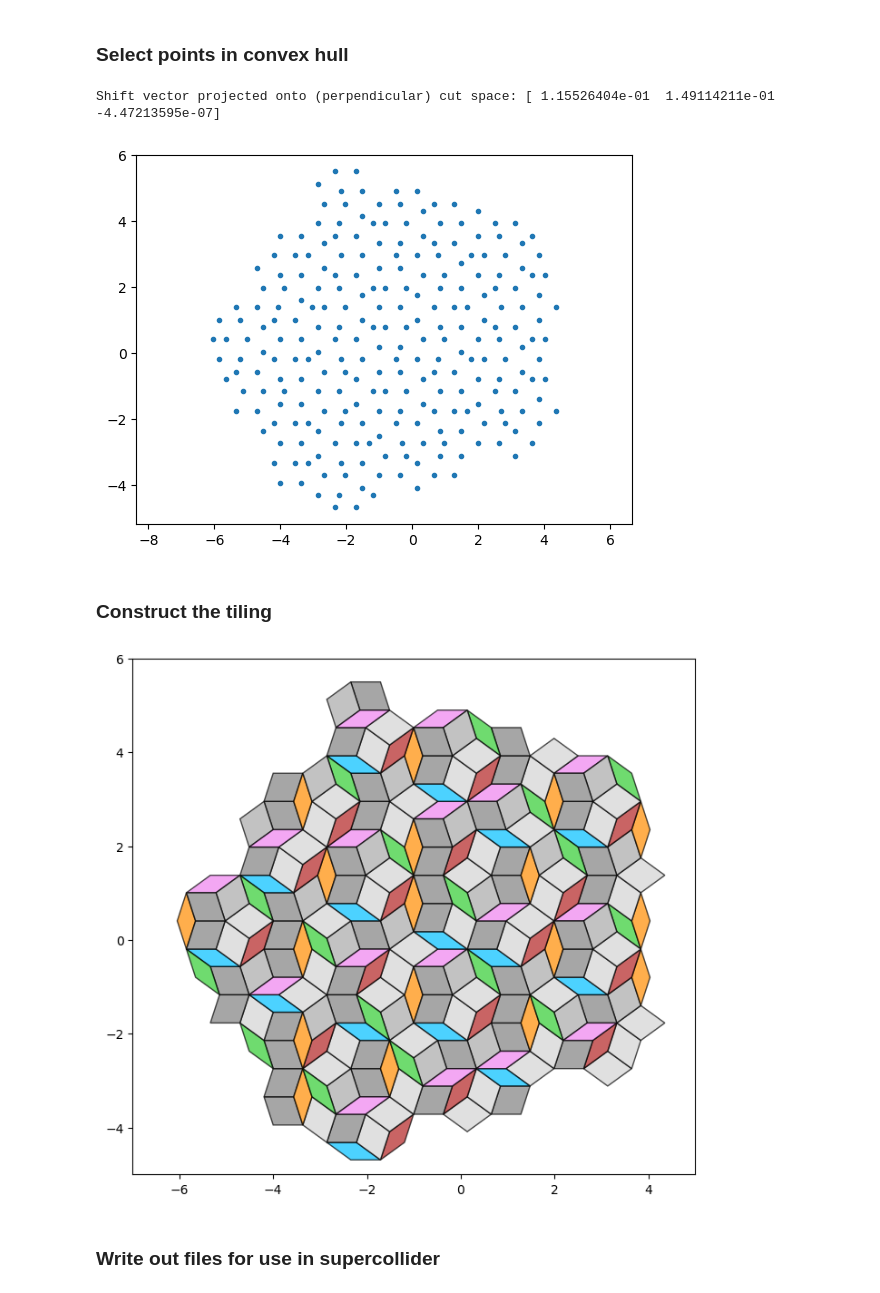
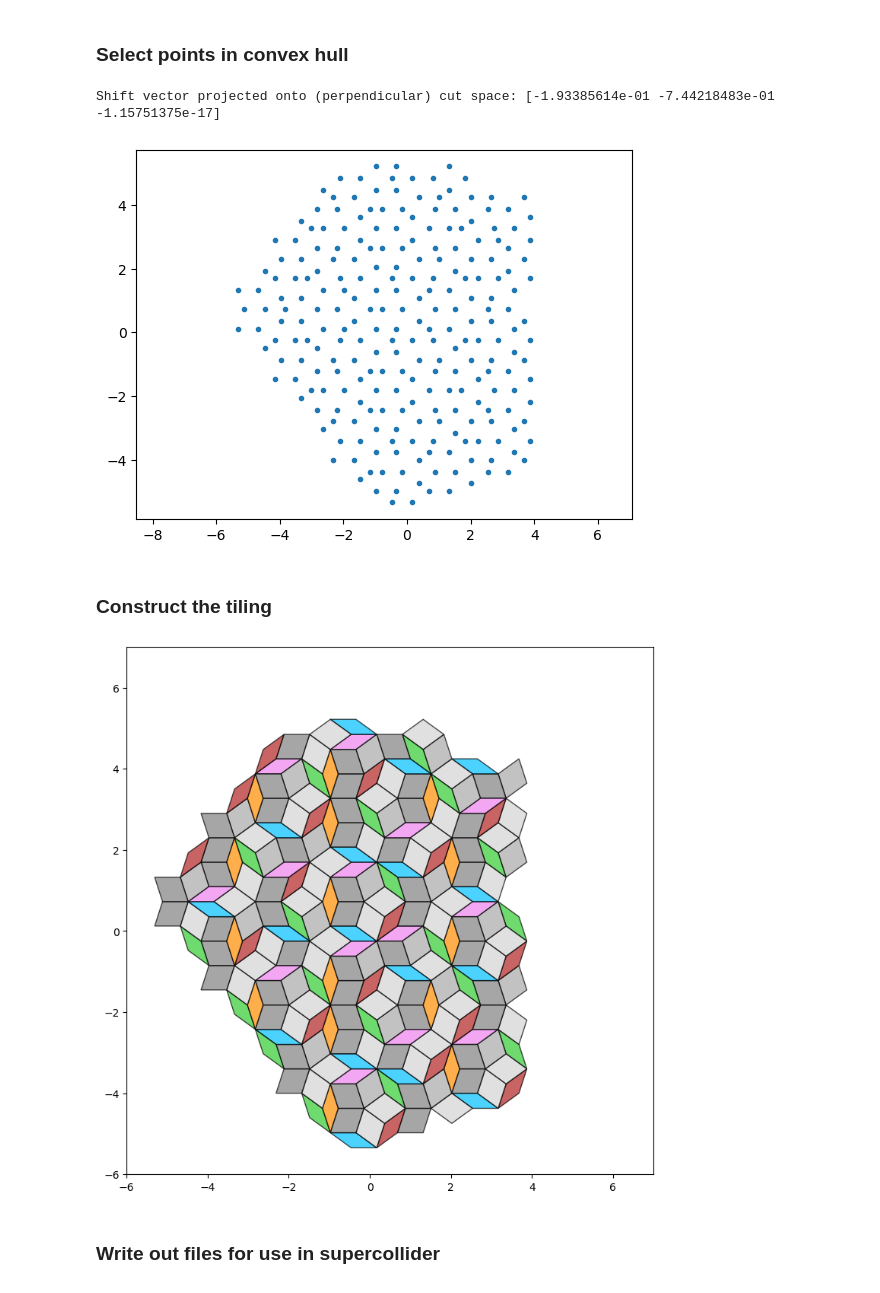
Before and after one commit to TechnoHomesteader/JI_tiling, a Jupyter notebook: notebooks/penrose5D.ipynb, the cells around one changed output. Cells and saved outputs as stored; diff of their text form; code cells hidden in the pictures.

```diff
--- a/notebooks/penrose5D.ipynb
+++ b/notebooks/penrose5D.ipynb
@@ -147,9 +141,9 @@ if (tenFold):
 else:
     # shiftVector = np.array((0.8,-0.2,-0.2,-0.2,-0.2))
     # shiftVector = np.array( (0,1,2,3,-(1+2+3)) ) / (2+np.sqrt(5))
-    # To optimize points from Eikosany tuning
-    shiftVector = np.array([np.float64(-0.36844), np.float64(-0.491094), np.float64(0.315972), np.float64(0.430247), np.float64(0.113314)])
-
+    # shiftVector = np.array([np.float64(0.028202), np.float64(0.421474), np.float64(-0.476715), np.float64(-0.414488), np.float64(0.441527)])
+    # shiftVector = np.array([np.float64(0.03152), np.float64(0.380248), np.float64(-0.463234), np.float64(-0.177409), np.float64(0.228874)])
+    shiftVector = np.array([np.float64(-0.378099), np.float64(0.421474), np.float64(-0.4469), np.float64(0.142218), np.float64(0.261307)])
 
 print(f'Shift vector projected onto (perpendicular) cut space: {y@shiftVector}')
 
@@ -170,7 +164,7 @@ inHullIndices = in_hull(z5Projected,convexHullSeed[hull.vertices])
 
 selPoints = z5[inHullIndices,:]
 # %% [output]
-Shift vector projected onto (perpendicular) cut space: [ 1.15526404e-01  1.49114211e-01 -4.47213595e-07]
+Shift vector projected onto (perpendicular) cut space: [-1.93385614e-01 -7.44218483e-01 -1.15751375e-17]
 # %%
 # Plot the point within the volume
 xy = (p@selPoints.T).T
@@ -180,49 +174,44 @@ plt.plot(xy[:,0],xy[:,1],'.')
 plt.axis('equal')
 plt.show()
 # %% [output]
-[figure, old version]
+[figure, new version]
 # %% [markdown]
 ### Construct the tiling
 # %%
 spans = list(subSet([0,1,2,3,4],2))
 e = np.identity(5)
 
 clrs = ['grey','violet','deepskyblue','grey','darkgrey','limegreen','darkorange','lightgrey',
  'firebrick',
  'lightgrey'
  ]
 
-# clrs = ['yellow','green','green','yellow','yellow','green','green','yellow',
-#  'green',
-#  'yellow'
-#  ]
+fig, ax = plt.subplots(figsize=(9, 9))
 
-fig, ax = plt.subplots(figsize=(8, 8))
-
-ax.set_xlim(-7, 5)
-ax.set_ylim(-5, 6)
+ax.set_xlim(-6, 7)
+ax.set_ylim(-6, 7)
 ax.set_aspect('equal')
 
 n_tiles = 0
 
 for pt in selPoints:
     for d_, dir_ in enumerate(spans):
         tile = polygonDataFunction(pt,dir_)
         in_base = np.all((
             nMemberQ(selPoints,tile[0]),
             nMemberQ(selPoints,tile[1]),
             nMemberQ(selPoints,tile[2]),
             nMemberQ(selPoints,tile[3]))
                         )
         if in_base:
             t = (p@tile.T).T
             polygon = Polygon(t,
                   edgecolor='black', facecolor=clrs[d_],alpha=0.7)
             ax.add_patch(polygon)
 
             n_tiles += 1
 # %% [output]
-[figure, old version]
+[figure, new version]
 # %% [markdown]
 ### Write out files for use in supercollider
 # %%
```
Also changed, not shown: parts of 11 cells of this notebook, 5 other files.
